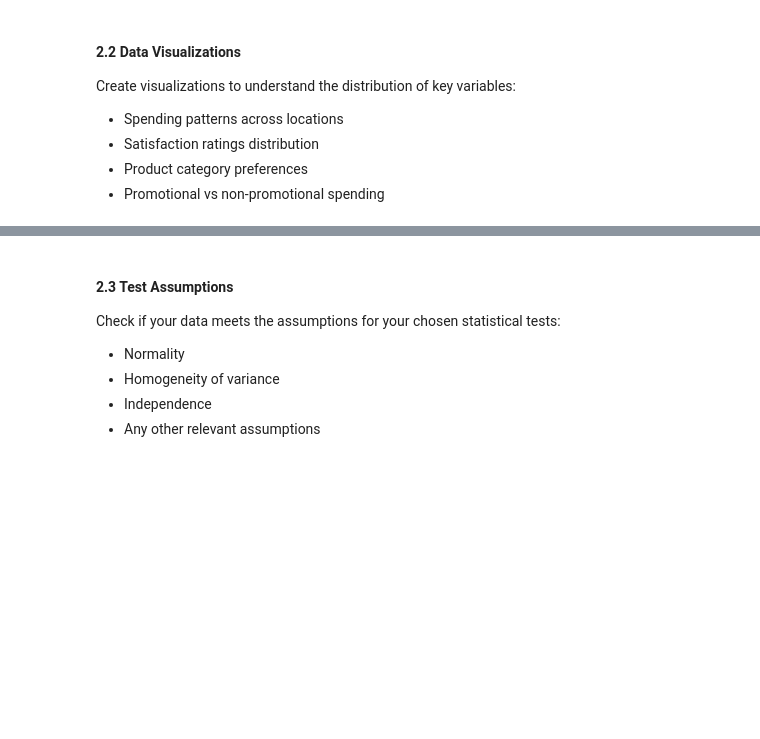
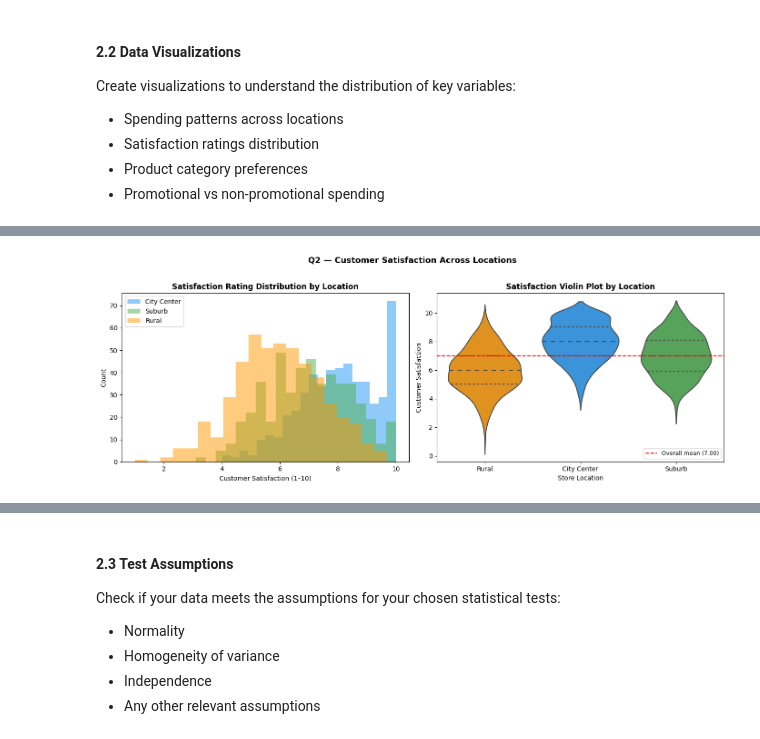
Before and after one commit to AlvinEchoka/-Evaluating-Customer-Behavior-with-Inferential-Statistics, a Jupyter notebook: retail_customer_behavior.ipynb, the cells around one changed output, grey strips where cells are left out. Saved outputs shown, nothing was run; the diff lists cells and outputs as text; code cells hidden in the pictures; blank space fills up the shorter version.

```diff
--- a/retail_customer_behavior.ipynb
+++ b/retail_customer_behavior.ipynb
@@ -105,0 +275,30 @@ None
+# %%
+# VIZ 2: Satisfaction ratings distribution
+fig, axes = plt.subplots(1, 2, figsize=(14, 5))
+
+# KDE plot
+for loc, color in palette.items():
+    subset = df[df['Store_Location'] == loc]['Customer_Satisfaction']
+    axes[0].hist(subset, bins=20, alpha=0.5, label=loc, color=color, edgecolor='none')
+axes[0].set_title('Satisfaction Rating Distribution by Location', fontweight='bold')
+axes[0].set_xlabel('Customer Satisfaction (1–10)')
+axes[0].set_ylabel('Count')
+axes[0].legend()
+
+# Violin plot
+sns.violinplot(data=df, x='Store_Location', y='Customer_Satisfaction',
+               palette=palette, inner='quartile', ax=axes[1])
+axes[1].set_title('Satisfaction Violin Plot by Location', fontweight='bold')
+axes[1].set_xlabel('Store Location')
+axes[1].set_ylabel('Customer Satisfaction')
+axes[1].axhline(df['Customer_Satisfaction'].mean(), color='red',
+                linestyle='--', linewidth=1.5,
+                label=f'Overall mean ({df["Customer_Satisfaction"].mean():.2f})')
+axes[1].legend(fontsize=9)
+
+plt.suptitle('Q2 — Customer Satisfaction Across Locations', fontsize=13, fontweight='bold', y=1.02)
+plt.tight_layout()
+plt.savefig('viz_02_satisfaction.png', dpi=150, bbox_inches='tight')
+plt.show()
+# %% [output]
+[figure, added]
```
Also changed, not shown: parts of 10 cells of this notebook, 3 other files.
